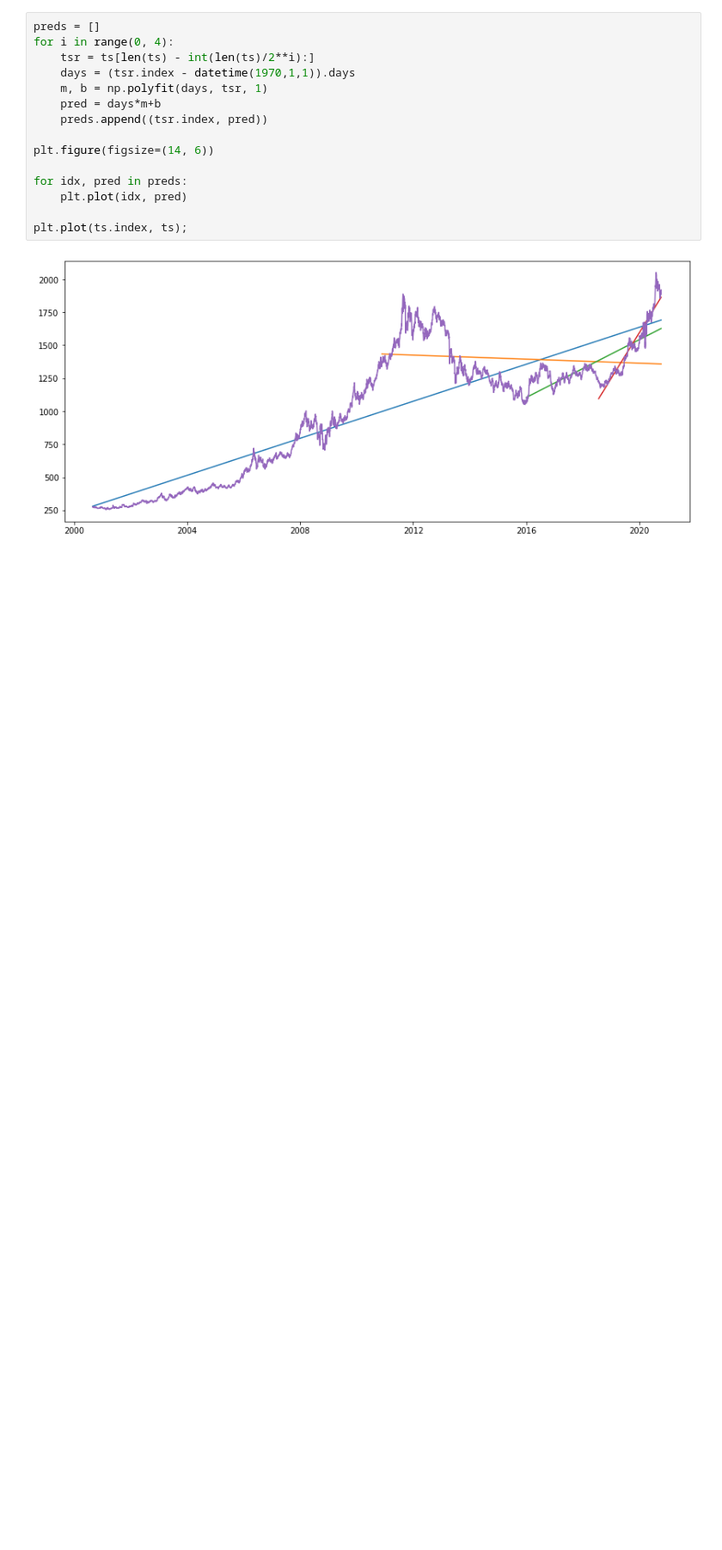
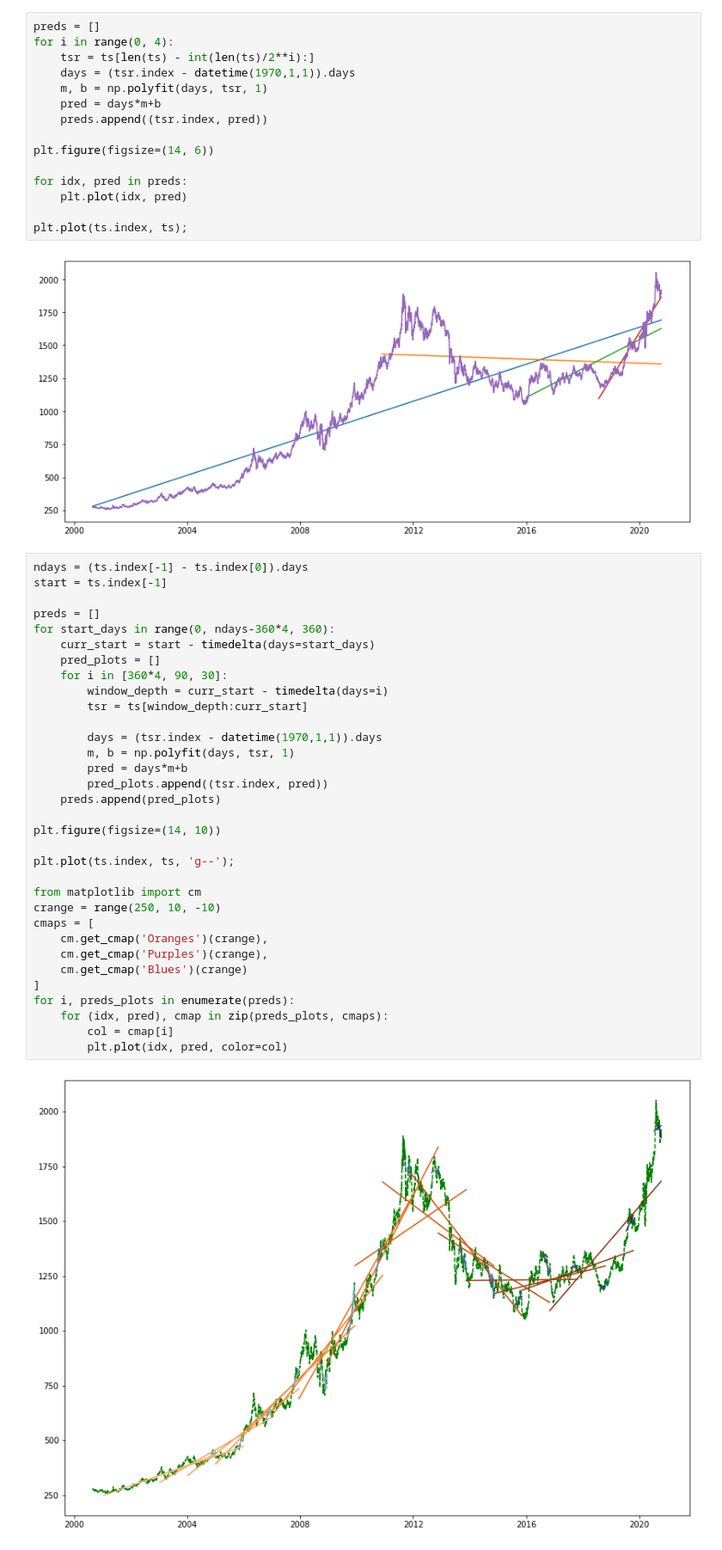
Before and after one commit to dllllb/btrade, a Jupyter notebook: trends.ipynb, the cells around one changed output. Shown at 86% size. Drawn from its saved outputs; the diff is of its cells as text; blank space fills up the shorter version.

```diff
--- a/trends.ipynb
+++ b/trends.ipynb
@@ -169,3 +169,38 @@ for idx, pred in preds:
 plt.plot(ts.index, ts);
 # %% [output]
 [figure]
+# %%
+ndays = (ts.index[-1] - ts.index[0]).days
+start = ts.index[-1]
+
+preds = []
+for start_days in range(0, ndays-360*4, 360):
+    curr_start = start - timedelta(days=start_days)
+    pred_plots = []
+    for i in [360*4, 90, 30]:
+        window_depth = curr_start - timedelta(days=i)
+        tsr = ts[window_depth:curr_start]
+
+        days = (tsr.index - datetime(1970,1,1)).days
+        m, b = np.polyfit(days, tsr, 1)
+        pred = days*m+b
+        pred_plots.append((tsr.index, pred))
+    preds.append(pred_plots)
+
+plt.figure(figsize=(14, 10))
+
+plt.plot(ts.index, ts, 'g--');
+
+from matplotlib import cm
+crange = range(250, 10, -10)
+cmaps = [
+    cm.get_cmap('Oranges')(crange),
+    cm.get_cmap('Purples')(crange),
+    cm.get_cmap('Blues')(crange)
+]
+for i, preds_plots in enumerate(preds):
+    for (idx, pred), cmap in zip(preds_plots, cmaps):
+        col = cmap[i]
+        plt.plot(idx, pred, color=col)
+# %% [output]
+[figure, added]
```
Also changed, not shown: parts of 1 cell of this notebook.
